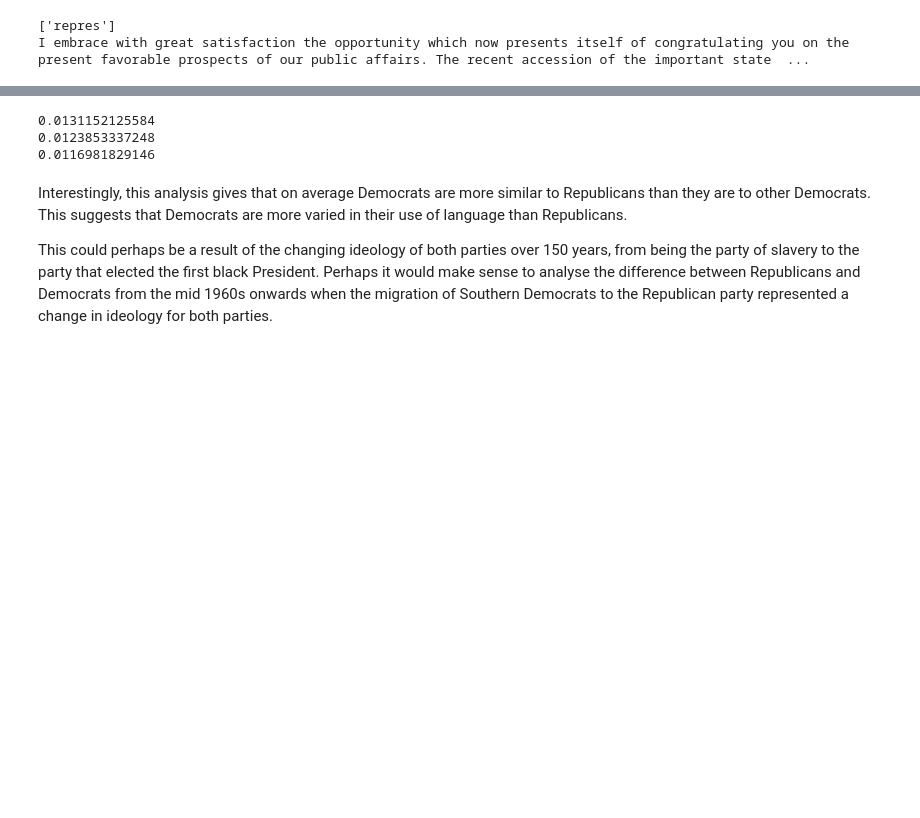
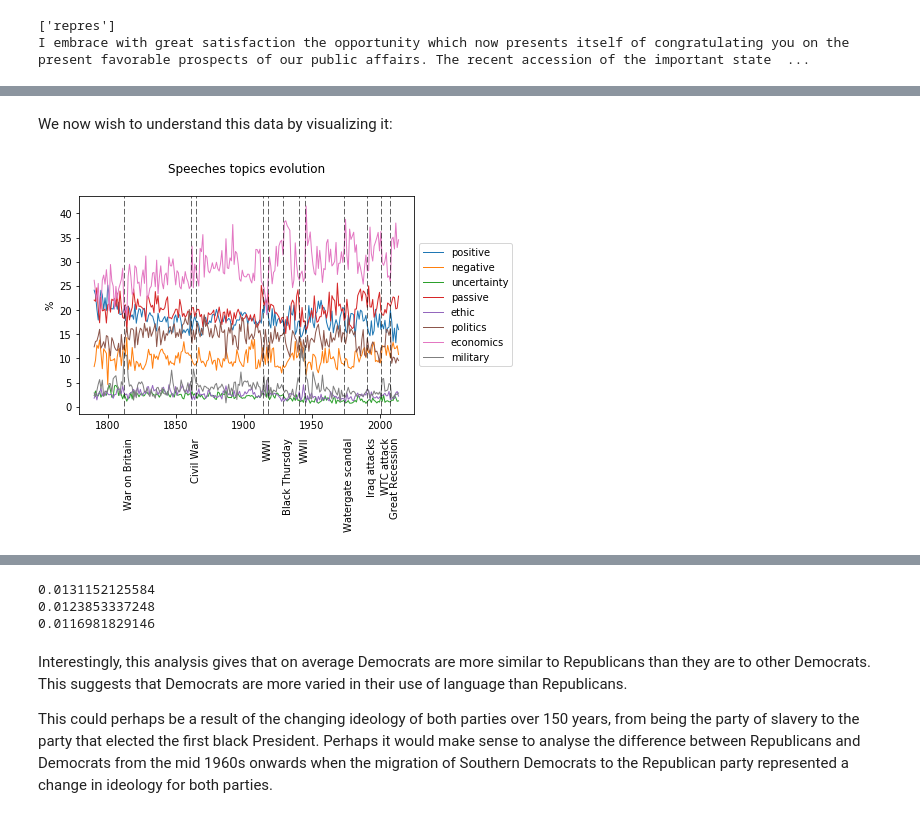
Before and after one commit to LauraRomanCanal/BGSE_text_mining, a Jupyter notebook: hw1.ipynb, the cells around one changed output, grey strips where cells are left out. Drawn from its saved outputs; the diff is of its cells as text; code cells hidden in the pictures; blank space fills up the shorter version.

```diff
--- a/hw1.ipynb
+++ b/hw1.ipynb
@@ -173,0 +277,6 @@ You can see from the example above the effect of our custom stopword removal, wi
+# %%
+#yearly data processing
+data_by_years= pd.DataFrame(processed_data)
+data_by_years = data_by_years.groupby('year', sort=False, as_index=True)['speech'].apply(' '.join)
+data_by_years = data_by_years.reset_index()
+stemmed_y, processed_data_y = data_processing(data_by_years)
@@ -173,0 +285,4 @@ You can see from the example above the effect of our custom stopword removal, wi
+# %%
+yt = docs_dict_matrix(stemmed_y,positive_dict,negative_dict,ethic_dict,politic_dict,econ_dict,military_dict,uncert_dict,passive_dict )
+yt['year'] =data_by_years['year']
+yt.shape
@@ -173,0 +293,8 @@ You can see from the example above the effect of our custom stopword removal, wi
+# %%
+ytp=yt
+ytp['pos']=100*ytp['pos']/ytp['total']; ytp['neg']=100*ytp['neg']/ytp['total']
+ytp['unc']=100*ytp['unc']/ytp['total']; ytp['passive']=100*ytp['passive']/ytp['total']
+ytp['ethic']=100*ytp['ethic']/ytp['total']; ytp['polit']=100*ytp['polit']/ytp['total']
+ytp['econ']=100*ytp['econ']/ytp['total']; ytp['milit']=100*ytp['milit']/ytp['total']
+ytp['total']=100; ytp['year'] =data_by_years['year']
+ytp
@@ -173,0 +320,30 @@ You can see from the example above the effect of our custom stopword removal, wi
+# %% [markdown]
+We now wish to understand this data by visualizing it:
+# %%
+us_dates = [1812,1861,1865,1914,1918,1929,1941,1945, 1974,1991,2001,2008]
+us_dates_exp = ['War on Britain','Civil War',
+                '',
+                'WWI','', 'Black Thursday','WWII','',
+                'Watergate scandal','Iraq attacks','WTC attack', 'Great Recession']
+
+X = ytp['year']
+Y1 = ytp['pos'];Y2= ytp['neg'];Y3 = ytp['unc'];Y4= ytp['passive']
+Y5 = ytp['ethic'];Y6= ytp['polit'];Y7 = ytp['econ']; Y8= ytp['milit']
+plt.plot(X, Y1,   lw = 1., label = 'positive')
+plt.plot(X, Y2, lw = 1., label = 'negative')
+plt.plot(X, Y3, lw = 1., label = 'uncertainty')
+plt.plot(X, Y4, lw = 1., label = 'passive')
+plt.plot(X, Y5, lw = 1., label = 'ethic')
+plt.plot(X, Y6,  lw = 1., label = 'politics')
+plt.plot(X, Y7,  lw = 1., label = 'economics')
+plt.plot(X, Y8,  lw = 1., label = 'military')
+for i in range(len(us_dates)):
+    plt.axvline(us_dates[i],linestyle="dashed", color="black", lw=0.6)
+    plt.text(us_dates[i],-8,us_dates_exp[i],rotation=90)
+plt.ylabel('%')
+plt.title('Speeches topics evolution', y=1.08)
+plt.legend(loc='center left', bbox_to_anchor=(1, 0.5))
+
+plt.show()
+# %% [output]
+[figure, added]
```
Also changed, not shown: parts of 40 cells of this notebook.
